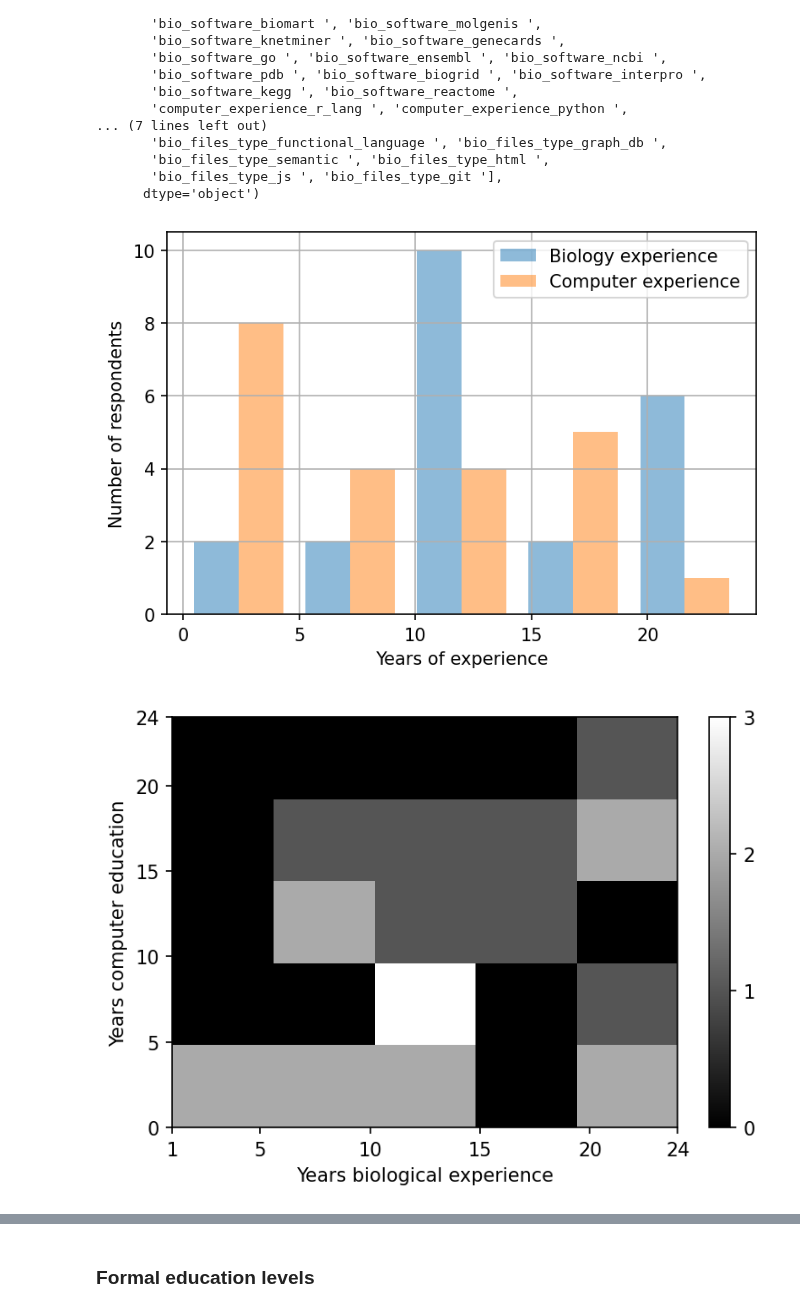
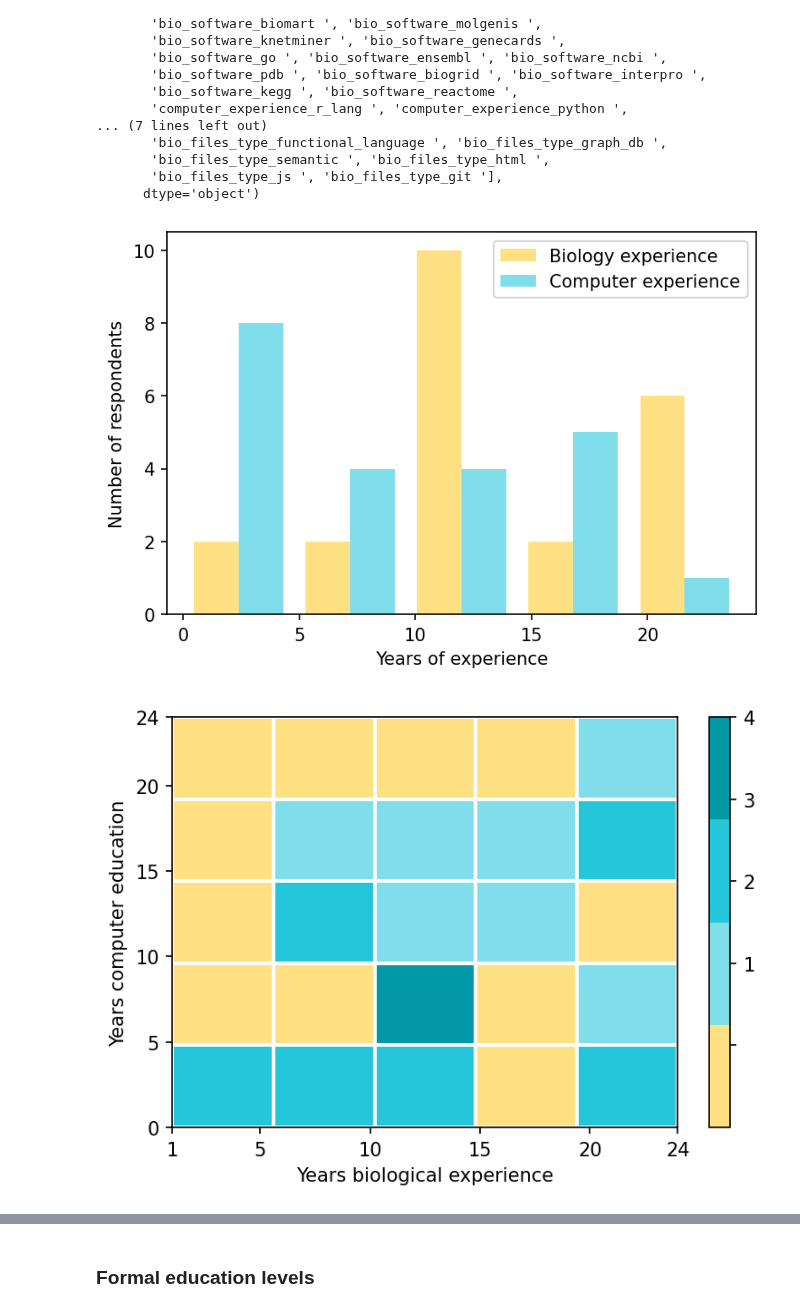
Before and after one commit to yochannah/subjective-data-models-analysis, a Jupyter notebook: import_data.ipynb, the cells around one changed output, grey strips where cells are left out. Drawn from its saved outputs; the diff is of its cells as text; code cells hidden in the pictures.

```diff
--- a/import_data.ipynb
+++ b/import_data.ipynb
@@ -123,31 +125,49 @@ Index(['Respondent ID', 'Date Started', 'biological_education',
 
 xp_hist = [expanded_backgrounds["years_experience_bio"], expanded_backgrounds["years_experience_computer"]]
 
-plt.hist(xp_hist, bins=5,alpha=0.5,histtype="bar")
-plt.grid(True)
+plt.hist(xp_hist, bins=5,histtype="bar",color=['#FFE082','#80DEEA'])
 plt.xlabel("Years of experience")
 plt.ylabel("Number of respondents")
 plt.legend(["Biology experience", "Computer experience"])
 plt.savefig('figures/bio_computer_xp_years_bar.png',dpi=300)
 # %% [output]
-[figure, old version]
+[figure, new version]
 # %%
 #Heatmap might be more useful than the above diagram
 #This is the Figure 1 shown in the paper
 
-plt.hist2d(expanded_backgrounds["years_experience_bio"], expanded_backgrounds["years_experience_computer"], bins=5, range=None, density=False)
-colorbar = plt.colorbar(None, ticks=[0,1,2,3])
+color_scale = ['#FFE082', '#80DEEA','#26C6DA', '#0097A7']
+#color_scale = ['#FFA000','#FFCA28','#FFE082','#0097A7','#26C6DA','#80DEEA']
+my_colors_4 = colors.ListedColormap(color_scale)
 
-plt.clim(0,3)
+fig = plt.hist2d(expanded_backgrounds["years_experience_bio"],
+                 expanded_backgrounds["years_experience_computer"],
+                 bins=5,
+                 range=None, density=False,
+                 cmap=my_colors_4,
+                 color='w')
+
+my_ticks = [1,2,3,4]
+norm = colors.BoundaryNorm(my_ticks, 4)
+
+def tick_to_show(x, pos):
+    if(pos in my_ticks):
+        return str(pos)
+
+fmt = ticker.FuncFormatter(tick_to_show)
+
+colorbar = plt.colorbar(None, ticks=[0,1,2,3,4,5], format=fmt, norm=norm)
+
+plt.clim(-1,4)
 
 plt.xlabel('Years biological experience')
 plt.ylabel('Years computer education')
 
 plt.xticks([1, 5, 10, 15, 20, 24])
 plt.yticks([0, 5, 10, 15, 20, 24])
 
 plt.savefig('figures/figure1.png',dpi=300)
 # %% [output]
-[figure, old version]
+[figure, new version]
 # %%
 #bio xp (years) vs computer xp (years)
```
Also changed, not shown: parts of 11 cells of this notebook, 6 other files.
